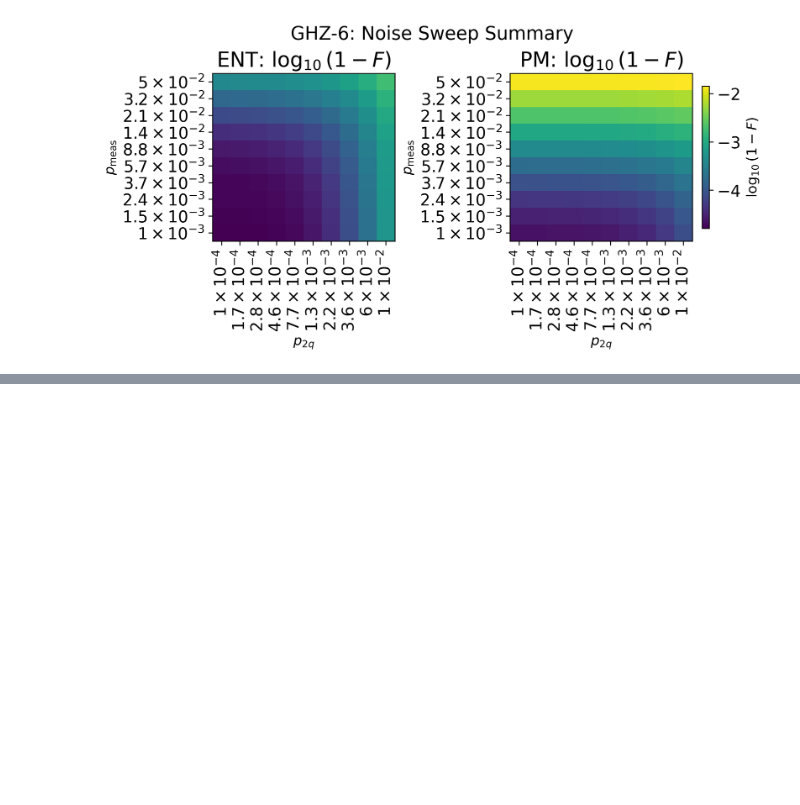
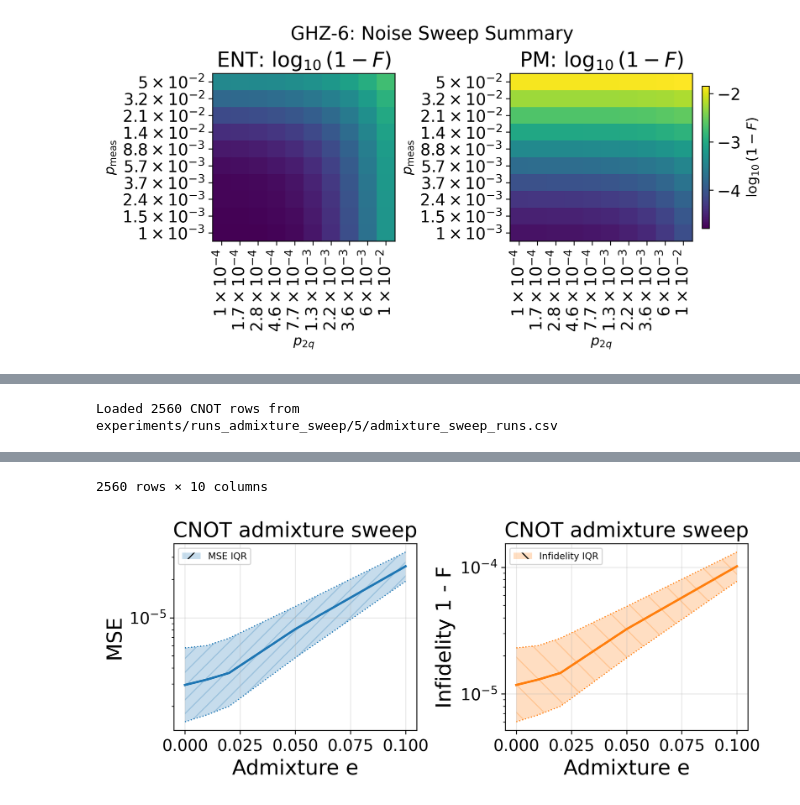
Before and after one commit to ypwk/pure-state-tomography, a Jupyter notebook: paper_plotting.ipynb, the cells around one changed output, grey strips where cells are left out. Saved outputs shown, nothing was run; the diff lists cells and outputs as text; code cells hidden in the pictures; blank space fills up the shorter version.

Commit message:
add admixture experiments

```diff
--- a/paper_plotting.ipynb
+++ b/paper_plotting.ipynb
@@ -1201,0 +1207,77 @@ plot_all_heatmaps(ENT, PM, DIFF, RATIO, p2_vals, pm_vals, 6)
+# %%
+import os
+import numpy as np
+import pandas as pd
+import matplotlib.pyplot as plt
+import matplotlib.patches as mpatches
+
+ADMIXTURE_CSV = "experiments/runs_admixture_sweep/5/admixture_sweep.csv"
+ADMIXTURE_RUNS_CSV = "experiments/runs_admixture_sweep/5/admixture_sweep_runs.csv"
+
+if os.path.exists(ADMIXTURE_RUNS_CSV):
+    admix_df = pd.read_csv(ADMIXTURE_RUNS_CSV)
+    value_cols = {"mse": "state_mse", "infidelity": "infidelity"}
+    admix_df["infidelity"] = 1.0 - admix_df["fidelity"]
+    source_path = ADMIXTURE_RUNS_CSV
+else:
+    admix_df = pd.read_csv(ADMIXTURE_CSV)
+    value_cols = {"mse": "mean_state_mse", "infidelity": "infidelity"}
+    admix_df["infidelity"] = 1.0 - admix_df["mean_fidelity"]
+    source_path = ADMIXTURE_CSV
+
+admix_df["partial_mixing"] = admix_df["partial_mixing"].astype(str).str.lower().eq("true")
+admix_df = admix_df[~admix_df["partial_mixing"]].copy()
+
+print(f"Loaded {len(admix_df)} CNOT rows from {source_path}")
+display(admix_df)
+
+def quartile_by_e(df, value_col):
+    e_vals = np.array(sorted(df["e"].unique()), dtype=float)
+    q1, med, q3 = [], [], []
+    for e in e_vals:
+        vals = df.loc[df["e"] == e, value_col].to_numpy(dtype=float)
+        q1.append(np.percentile(vals, 25))
+        med.append(np.percentile(vals, 50))
+        q3.append(np.percentile(vals, 75))
+    return e_vals, np.array(q1), np.array(med), np.array(q3)
+
+mse_e, mse_q1, mse_med, mse_q3 = quartile_by_e(admix_df, value_cols["mse"])
+inf_e, inf_q1, inf_med, inf_q3 = quartile_by_e(admix_df, value_cols["infidelity"])
+
+fig, axes = plt.subplots(1, 2, figsize=(8, 3.2), constrained_layout=True)
+colors = plt.rcParams["axes.prop_cycle"].by_key()["color"]
+color_mse = colors[0]
+color_inf = colors[1]
+
+axes[0].fill_between(mse_e, mse_q1, mse_q3, color=color_mse, alpha=0.25, hatch="//", linewidth=0)
+axes[0].plot(mse_e, mse_q1, color=color_mse, linestyle=":", linewidth=1)
+axes[0].plot(mse_e, mse_med, color=color_mse, linestyle="-", linewidth=2)
+axes[0].plot(mse_e, mse_q3, color=color_mse, linestyle=":", linewidth=1)
+
+axes[1].fill_between(inf_e, inf_q1, inf_q3, color=color_inf, alpha=0.25, hatch="\\", linewidth=0)
+axes[1].plot(inf_e, inf_q1, color=color_inf, linestyle=":", linewidth=1)
+axes[1].plot(inf_e, inf_med, color=color_inf, linestyle="-", linewidth=2)
+axes[1].plot(inf_e, inf_q3, color=color_inf, linestyle=":", linewidth=1)
+
+axes[0].set_xlabel("Admixture e")
+axes[0].set_ylabel("MSE")
+axes[0].set_yscale("log")
+axes[0].set_title("CNOT admixture sweep")
+axes[0].grid(alpha=0.3)
+
+axes[1].set_xlabel("Admixture e")
+axes[1].set_ylabel("Infidelity 1 - F")
+axes[1].set_yscale("log")
+axes[1].set_title("CNOT admixture sweep")
+axes[1].grid(alpha=0.3)
+
+legend_handles = [
+    mpatches.Patch(facecolor=color_mse, alpha=0.25, hatch="//", label="MSE IQR"),
+    mpatches.Patch(facecolor=color_inf, alpha=0.25, hatch="\\", label="Infidelity IQR"),
+]
+axes[0].legend(handles=[legend_handles[0]], fontsize=8)
+axes[1].legend(handles=[legend_handles[1]], fontsize=8)
+
+plt.show()
+# %% [output]
+Loaded 2560 CNOT rows from experiments/runs_admixture_sweep/5/admixture_sweep_runs.csv
@@ -1201,0 +1296,2 @@ plot_all_heatmaps(ENT, PM, DIFF, RATIO, p2_vals, pm_vals, 6)
+2560 rows × 10 columns
+[figure, added]
```
Also changed, not shown: parts of 4 cells of this notebook, 35 other files.
